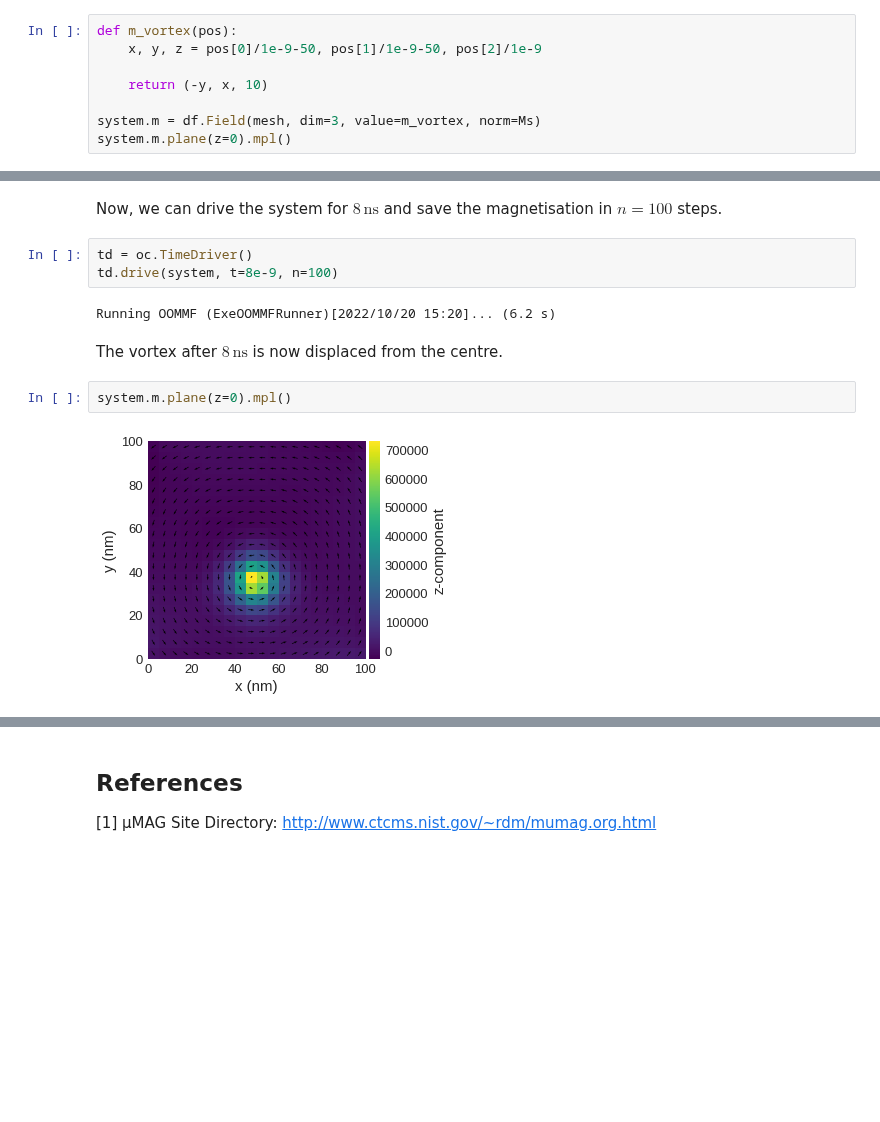
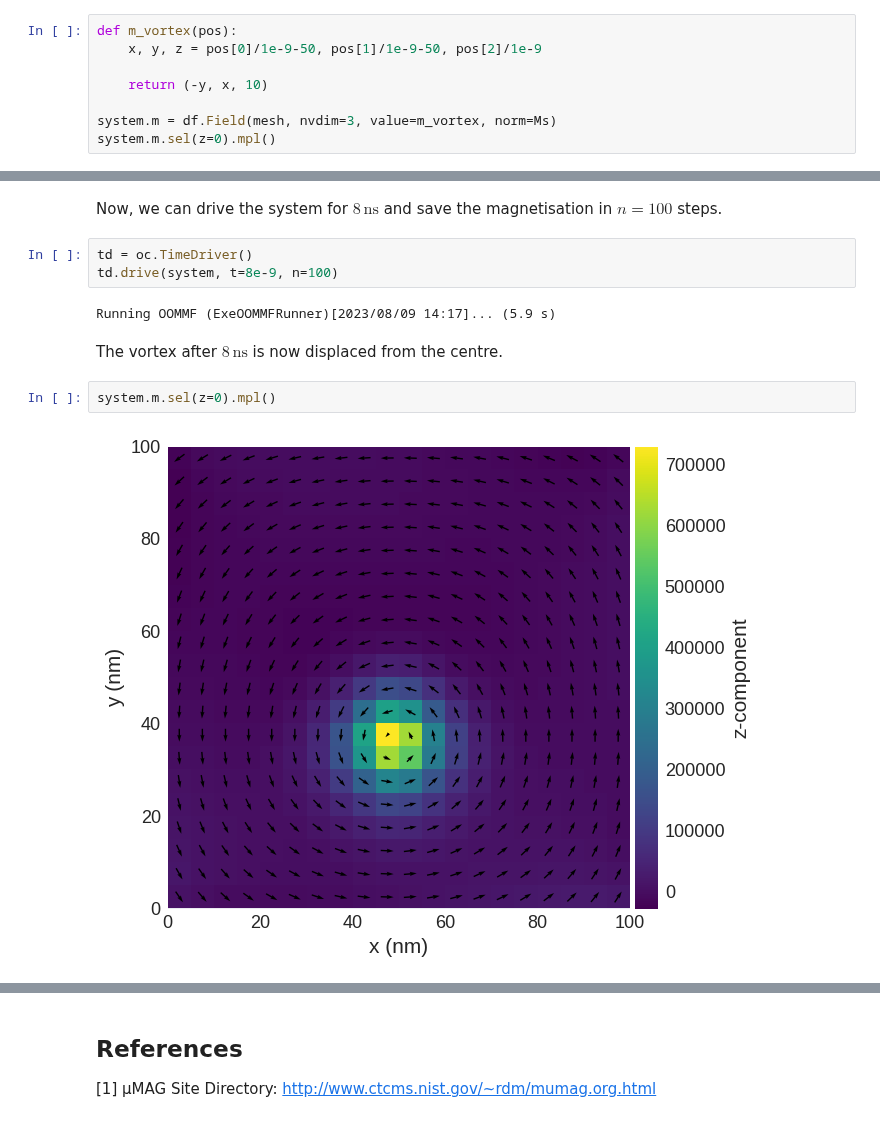
Before and after one commit to ubermag/tutorials, a Jupyter notebook: examples/09-tutorial-standard-problem5.ipynb, the cells around one changed output, grey strips where cells are left out. Cells and saved outputs as stored; diff of their text form; blank space fills up the shorter version.

```diff
--- a/examples/09-tutorial-standard-problem5.ipynb
+++ b/examples/09-tutorial-standard-problem5.ipynb
@@ -72,6 +72,6 @@ def m_vortex(pos):
 
     return (-y, x, 10)
 
-system.m = df.Field(mesh, dim=3, value=m_vortex, norm=Ms)
-system.m.plane(z=0).mpl()
+system.m = df.Field(mesh, nvdim=3, value=m_vortex, norm=Ms)
+system.m.sel(z=0).mpl()
 # %% [output]
@@ -104,13 +104,13 @@ Now, we can drive the system for $8 \,\text{ns}$ and save the magnetisation in $
 td = oc.TimeDriver()
 td.drive(system, t=8e-9, n=100)
 # %% [output]
-Running OOMMF (ExeOOMMFRunner)[2022/10/20 15:20]... (6.2 s)
+Running OOMMF (ExeOOMMFRunner)[2023/08/09 14:17]... (5.9 s)
 # %% [markdown]
 The vortex after $8 \,\text{ns}$ is now displaced from the centre.
 # %%
-system.m.plane(z=0).mpl()
+system.m.sel(z=0).mpl()
 # %% [output]
-[figure, old version]
+[figure, new version]
 # %%
 system.table.data.plot('t', 'mx')
 # %% [output]
```
Also changed, not shown: parts of 5 cells of this notebook.
